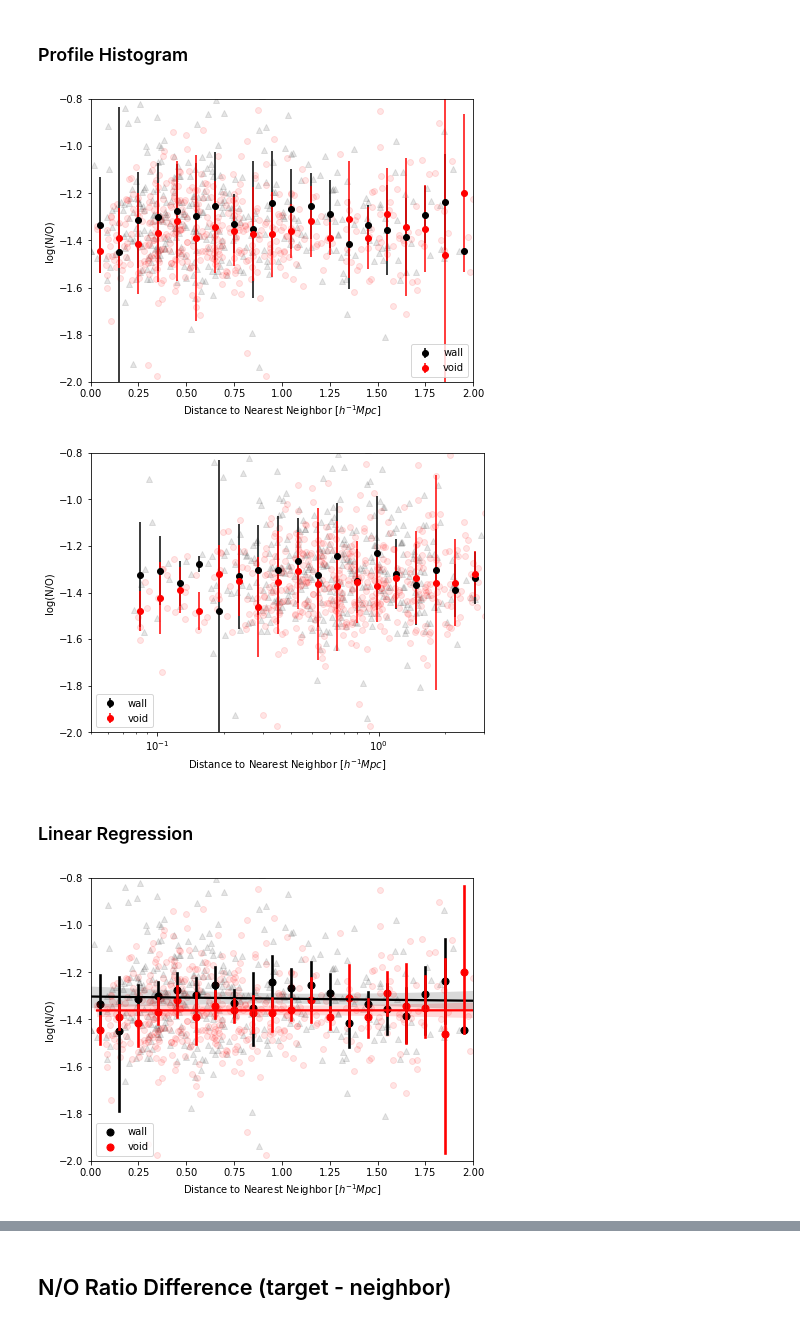
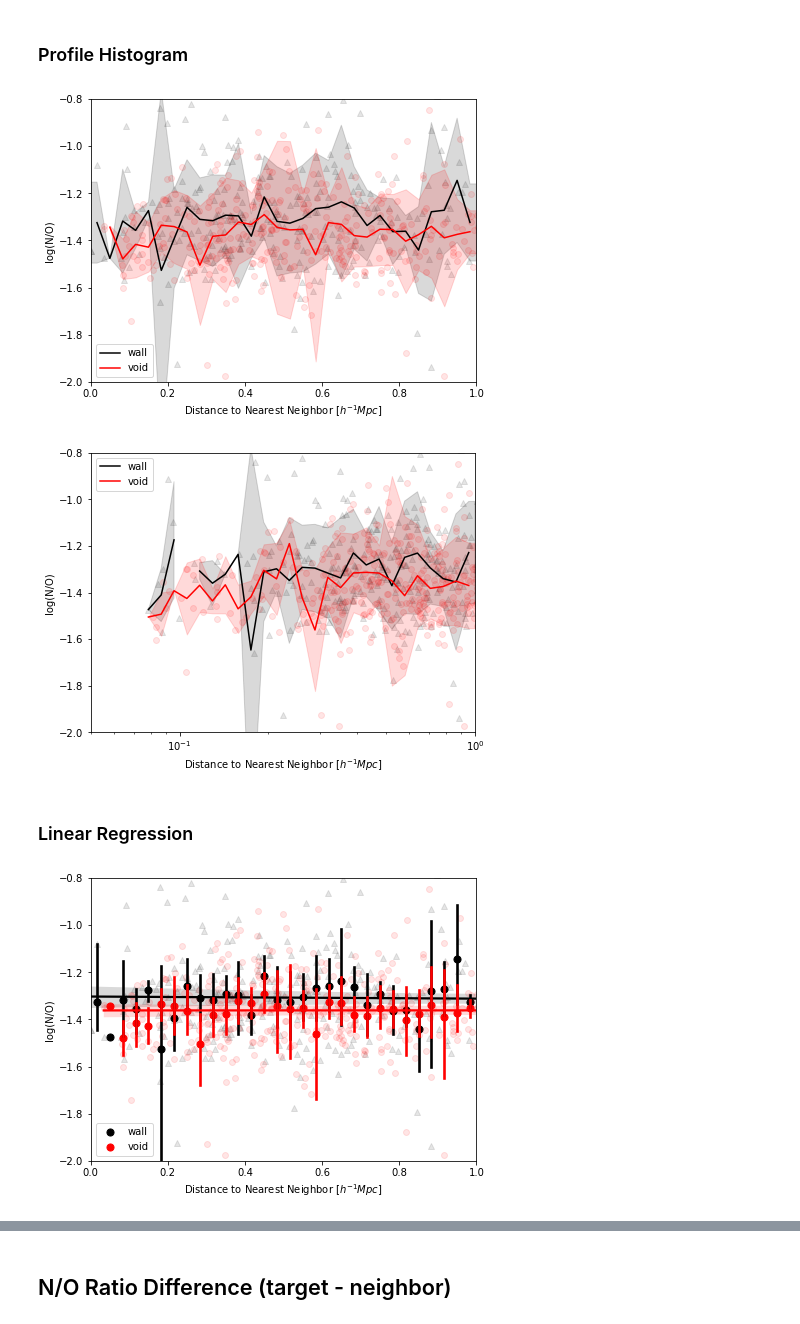
Before and after one commit to kadglass/SmallScale, a Jupyter notebook: 3D Neighbors PH and LR.ipynb, the cells around one changed output, grey strips where cells are left out. Cells and saved outputs as stored; diff of their text form; code cells hidden in the pictures.

```diff
--- a/3D Neighbors PH and LR.ipynb
+++ b/3D Neighbors PH and LR.ipynb
@@ -322,11 +397,17 @@ for select, mc, label, c, m in zip([dwarf_wall_t3, dwarf_void_t3], ['black', 're
     vals = dwarf_t3['Z12logOH'][select & sfd_t3]
     nonan = ~np.isnan(vals)
 
-    xc, yavg, yerr = profilehist(d[nonan], vals[nonan], bins=np.linspace(0,3,31), uncertainty='sample')
+    xc, yavg, yerr = profilehist(d[nonan], vals[nonan], bins=np.linspace(0,1,31), uncertainty='sample')
     ax.scatter(d[nonan], vals[nonan], alpha=0.1, color=c, marker=m)
-    ax.errorbar(xc, yavg, yerr=yerr, fmt='o', color=mc, label=label)
+    #ax.errorbar(xc, yavg, yerr=yerr, fmt='o', color=mc, label=label)
 
-    ax.set(xlabel='Distance to Nearest Neighbor [$h^{-1}Mpc]$', ylabel='12 + log(O/H)', xlim=([0,2]), ylim=(6.5,9));
+    ax.plot(xc, yavg, c, label = label )
+    ax.fill_between([0, *xc, 1],
+                   np.array([yavg[0], *yavg, yavg[-1]]) + np.array([yerr[0], *yerr, yerr[-1]]),
+                   np.array([yavg[0], *yavg, yavg[-1]]) - np.array([yerr[0], *yerr, yerr[-1]]),
+                   color = c, alpha = 0.15)
+
+    ax.set(xlabel='Distance to Nearest Neighbor [$h^{-1}Mpc]$', ylabel='12 + log(O/H)', xlim=([0,1]), ylim=(7,8.7));
     ax.legend();
 
     fig.savefig('sfd_Z12logOH_3D_PH.png')
@@ -341,11 +422,17 @@ for select, mc, label, c, m in zip([dwarf_wall_t3, dwarf_void_t3], ['black', 're
     vals = dwarf_t3['Z12logOH'][select & sfd_t3]
     nonan = ~np.isnan(vals)
 
-    xc, yavg, yerr = profilehist(d[nonan], vals[nonan], bins=np.logspace(np.log10(0.05),np.log10(3),21), uncertainty='sample')
+    xc, yavg, yerr = profilehist(d[nonan], vals[nonan], bins=np.logspace(np.log10(0.05),np.log10(1),31), uncertainty='sample')
     ax.scatter(d[nonan], vals[nonan], alpha=0.1, color=c, marker=m)
-    ax.errorbar(xc, yavg, yerr=yerr, fmt='o', color=mc, label=label)
+    #ax.errorbar(xc, yavg, yerr=yerr, fmt='o', color=mc, label=label)
 
-    ax.set(xlabel='Distance to Nearest Neighbor [$h^{-1}Mpc]$', ylabel='12 + log(O/H)', xlim=([0.05,3]), ylim=(6.5,9));
+    ax.plot(xc, yavg, c, label = label )
+    ax.fill_between([0, *xc, 1],
+                   np.array([yavg[0], *yavg, yavg[-1]]) + np.array([yerr[0], *yerr, yerr[-1]]),
+                   np.array([yavg[0], *yavg, yavg[-1]]) - np.array([yerr[0], *yerr, yerr[-1]]),
+                   color = c, alpha = 0.15)
+
+    ax.set(xlabel='Distance to Nearest Neighbor [$h^{-1}Mpc]$', ylabel='12 + log(O/H)', xlim=([0.05,1]), ylim=(7,8.7));
     ax.set_xscale('log') #changing x axis to a logarithmic scale
 
     ax.legend();
@@ -366,14 +453,14 @@ for select, mc, label, c, m in zip([dwarf_wall_t3, dwarf_void_t3], ['black', 're
 
     ax.scatter(d[nonan], vals[nonan], alpha=0.1, color=c, marker=m)
 
-    xedges = np.linspace(0,3,31)
+    xedges = np.linspace(0,1,31)
     xcenters = 0.5*(xedges[1:] + xedges[:-1])
 
     sns.regplot(x=d[nonan], y=vals[nonan], x_bins=xcenters, color=mc, ax=ax, label=label)
 
 
 
-    ax.set(xlabel='Distance to Nearest Neighbor [$h^{-1}Mpc]$', ylabel='12 + log(O/H)', xlim=(0,2), ylim=(7,8.7));
+    ax.set(xlabel='Distance to Nearest Neighbor [$h^{-1}Mpc]$', ylabel='12 + log(O/H)', xlim=(0,1), ylim=(7,8.7));
 
     ax.legend()
 
@@ -391,12 +478,12 @@ for select, mc, label, c, m in zip([dwarf_wall_t3, dwarf_void_t3], ['black', 're
 
     ax.scatter(d[nonan], vals[nonan], alpha=0.1, color=c, marker=m)
 
-    logbins = np.logspace(np.log10(0.05),np.log10(3),21) #making bins even logarithmicly
+    logbins = np.logspace(np.log10(0.05),np.log10(1),31) #making bins even logarithmicly
     xcenters = 0.5*(logbins[1:] + logbins[:-1])
 
     sns.regplot(x=d[nonan], y=vals[nonan], x_bins=xcenters, color=mc, ax=ax, label=label)
 
-    ax.set(xlabel='Distance to Nearest Neighbor [$h^{-1}Mpc]$', ylabel='12 + log(O/H)', xlim=(0.05,2), ylim=(7,8.7));
+    ax.set(xlabel='Distance to Nearest Neighbor [$h^{-1}Mpc]$', ylabel='12 + log(O/H)', xlim=(0.05,1), ylim=(7,8.7));
 
     ax.set_xscale('log')
 
@@ -462,22 +549,28 @@ for select, mc, label, c, m in zip([dwarf_wall_t3, dwarf_void_t3], ['black', 're
 # %%
 fig, ax = plt.subplots(1,1, figsize=(6.4,4.8), tight_layout=True)
 
 for select, mc, label, c, m in zip([dwarf_wall_t3, dwarf_void_t3], ['black', 'red'], ['wall', 'void'], ['k', 'r'], ['^', 'o']):
 
     d = dwarf_t3['3D_neighbor_dist'][select & sfd_t3]
     vals = dwarf_t3['logNO'][select & sfd_t3]
     nonan = ~np.isnan(vals)
 
-    xc, yavg, yerr = profilehist(d[nonan], vals[nonan], bins=np.linspace(0,3,31), uncertainty='sample')
+    xc, yavg, yerr = profilehist(d[nonan], vals[nonan], bins=np.linspace(0,1,31), uncertainty='sample')
     ax.scatter(d[nonan], vals[nonan], alpha=0.1, color=c, marker=m)
-    ax.errorbar(xc, yavg, yerr=yerr, fmt='o', color=mc, label=label)
+    #ax.errorbar(xc, yavg, yerr=yerr, fmt='o', color=mc, label=label)
 
-    ax.set(xlabel='Distance to Nearest Neighbor [$h^{-1}Mpc]$', ylabel='log(N/O)', xlim=([0,2]), ylim=(-2,-0.8));
+    ax.plot(xc, yavg, c, label = label )
+    ax.fill_between([0, *xc, 1],
+                   np.array([yavg[0], *yavg, yavg[-1]]) + np.array([yerr[0], *yerr, yerr[-1]]),
+                   np.array([yavg[0], *yavg, yavg[-1]]) - np.array([yerr[0], *yerr, yerr[-1]]),
+                   color = c, alpha = 0.15)
+
+    ax.set(xlabel='Distance to Nearest Neighbor [$h^{-1}Mpc]$', ylabel='log(N/O)', xlim=([0,1]), ylim=(-2,-0.8));
     ax.legend();
 
     fig.savefig('sfd_logNO_3D_PH.png')
 # %% [output]
-[figure, old version]
+[figure, new version]
 # %%
 fig, ax = plt.subplots(1,1, figsize=(6.4,4.8), tight_layout=True)
 
@@ -487,18 +580,24 @@ for select, mc, label, c, m in zip([dwarf_wall_t3, dwarf_void_t3], ['black', 're
     vals = dwarf_t3['logNO'][select & sfd_t3]
     nonan = ~np.isnan(vals)
 
-    xc, yavg, yerr = profilehist(d[nonan], vals[nonan], bins=np.logspace(np.log10(0.05),np.log10(3),21), uncertainty='sample')
+    xc, yavg, yerr = profilehist(d[nonan], vals[nonan], bins=np.logspace(np.log10(0.05),np.log10(1),31), uncertainty='sample')
     ax.scatter(d[nonan], vals[nonan], alpha=0.1, color=c, marker=m)
-    ax.errorbar(xc, yavg, yerr=yerr, fmt='o', color=mc, label=label)
+    #ax.errorbar(xc, yavg, yerr=yerr, fmt='o', color=mc, label=label)
 
-    ax.set(xlabel='Distance to Nearest Neighbor [$h^{-1}Mpc]$', ylabel='log(N/O)', xlim=([0.05,3]), ylim=(-2,-0.8));
+    ax.plot(xc, yavg, c, label = label )
+    ax.fill_between([0, *xc, 1],
+                   np.array([yavg[0], *yavg, yavg[-1]]) + np.array([yerr[0], *yerr, yerr[-1]]),
+                   np.array([yavg[0], *yavg, yavg[-1]]) - np.array([yerr[0], *yerr, yerr[-1]]),
+                   color = c, alpha = 0.15)
+
+    ax.set(xlabel='Distance to Nearest Neighbor [$h^{-1}Mpc]$', ylabel='log(N/O)', xlim=([0.05,1]), ylim=(-2,-0.8));
     ax.set_xscale('log') #changing x axis to a logarithmic scale
 
     ax.legend();
 
     fig.savefig('sfd_logNO_3D_PH_log.png')
 # %% [output]
-[figure, old version]
+[figure, new version]
 # %% [markdown]
 ### Linear Regression
 # %%
@@ -512,20 +611,20 @@ for select, mc, label, c, m in zip([dwarf_wall_t3, dwarf_void_t3], ['black', 're
 
     ax.scatter(d[nonan], vals[nonan], alpha=0.1, color=c, marker=m)
 
-    xedges = np.linspace(0,3,31)
+    xedges = np.linspace(0,1,31)
     xcenters = 0.5*(xedges[1:] + xedges[:-1])
 
     sns.regplot(x=d[nonan], y=vals[nonan], x_bins=xcenters, color=mc, ax=ax, label=label)
 
 
 
-    ax.set(xlabel='Distance to Nearest Neighbor [$h^{-1}Mpc]$', ylabel='log(N/O)', xlim=(0,2), ylim=(-2,-0.8));
+    ax.set(xlabel='Distance to Nearest Neighbor [$h^{-1}Mpc]$', ylabel='log(N/O)', xlim=(0,1), ylim=(-2,-0.8));
 
     ax.legend()
 
     fig.savefig('sfd_logNO_3D_LR.png')
 # %% [output]
-[figure, old version]
+[figure, new version]
 # %%
 fig, ax = plt.subplots(1,1, figsize=(6.4,4.8), tight_layout=True)
 
```
Also changed, not shown: parts of 14 cells of this notebook, 3 other files.
